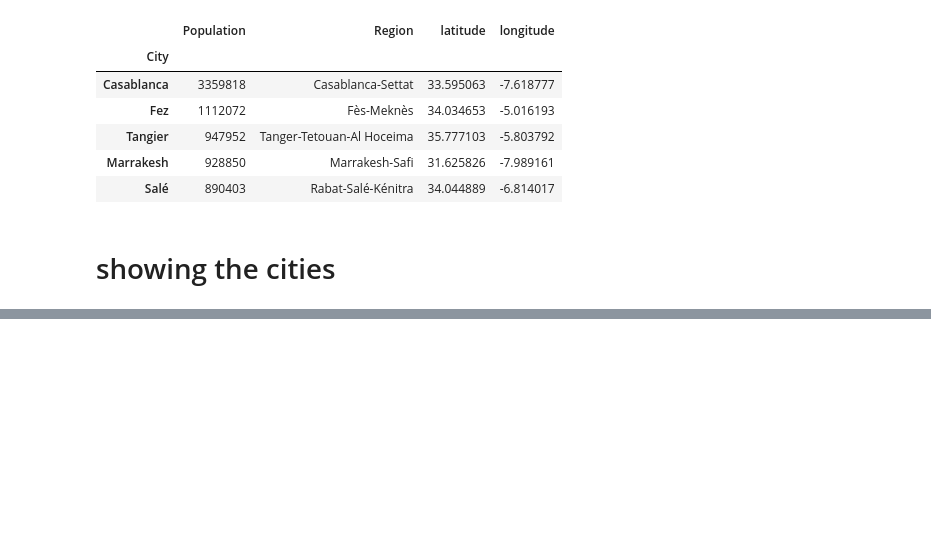
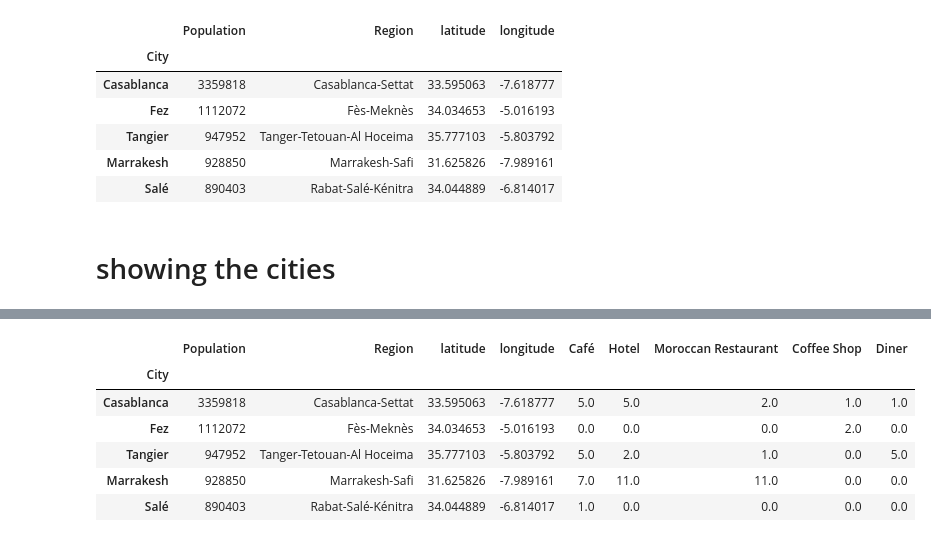
Before and after one commit to anassBelcaid/Coursera_Capstone, a Jupyter notebook: clustring_cities_morocco.ipynb, the cells around one changed output, grey strips where cells are left out. Saved outputs shown, nothing was run; the diff lists cells and outputs as text; code cells hidden in the pictures; blank space fills up the shorter version.

```diff
--- a/clustring_cities_morocco.ipynb
+++ b/clustring_cities_morocco.ipynb
@@ -127,0 +309,10 @@ Now we nee
+# %%
+morocco_cities.head()
+# %% [output]
+|  | Population | Region | latitude | longitude | Café | Hotel | Moroccan Restaurant | Coffee Shop | Diner |
+| City |  |  |  |  |  |  |  |  |  |
+| Casablanca | 3359818 | Casablanca-Settat | 33.595063 | -7.618777 | 5.0 | 5.0 | 2.0 | 1.0 | 1.0 |
+| Fez | 1112072 | Fès-Meknès | 34.034653 | -5.016193 | 0.0 | 0.0 | 0.0 | 2.0 | 0.0 |
+| Tangier | 947952 | Tanger-Tetouan-Al Hoceima | 35.777103 | -5.803792 | 5.0 | 2.0 | 1.0 | 0.0 | 5.0 |
+| Marrakesh | 928850 | Marrakesh-Safi | 31.625826 | -7.989161 | 7.0 | 11.0 | 11.0 | 0.0 | 0.0 |
+| Salé | 890403 | Rabat-Salé-Kénitra | 34.044889 | -6.814017 | 1.0 | 0.0 | 0.0 | 0.0 | 0.0 |
```
Also changed, not shown: parts of 19 cells of this notebook, 57 other files.
